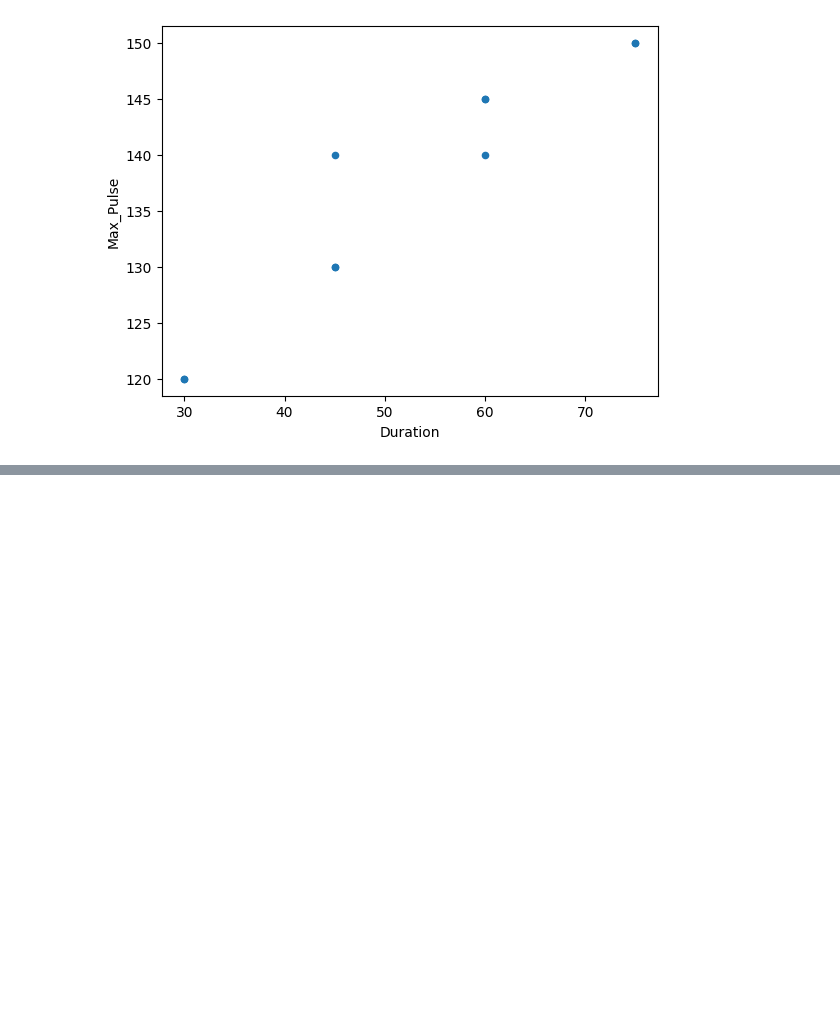
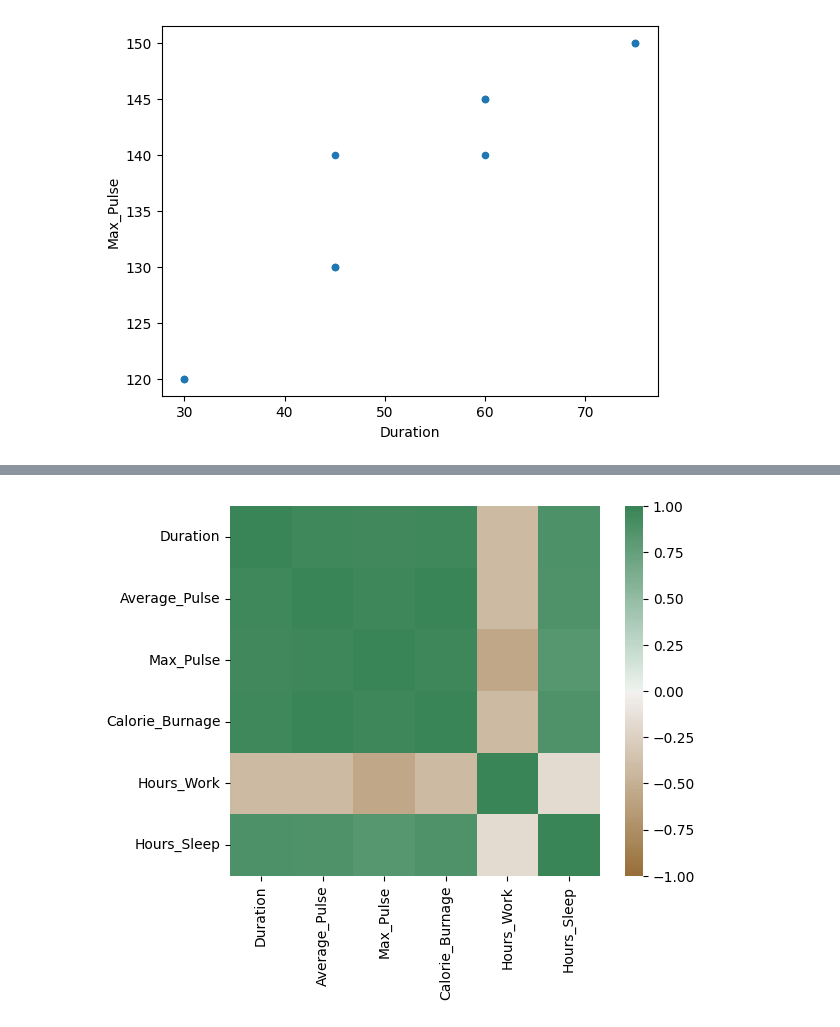
Before and after one commit to Hangsovoleak/Data-Science-Learning, a Jupyter notebook: Data_Science_1.ipynb, the cells around one changed output, grey strips where cells are left out. Cells and saved outputs as stored; diff of their text form; code cells hidden in the pictures; blank space fills up the shorter version.

```diff
--- a/Data_Science_1.ipynb
+++ b/Data_Science_1.ipynb
@@ -758,0 +795,16 @@ plt.show()
+# %%
+import matplotlib.pyplot as plt
+import seaborn as sns
+
+correlation_full_health = health_data_new.corr()
+
+axis_corr = sns.heatmap(
+    correlation_full_health,
+    vmin = -1, vmax = 1, center = 0,
+    cmap = sns.diverging_palette(50, 500, n = 500),
+    square = True
+)
+
+plt.show()
+# %% [output]
+[figure, added]
```
Also changed, not shown: parts of 12 cells of this notebook.
